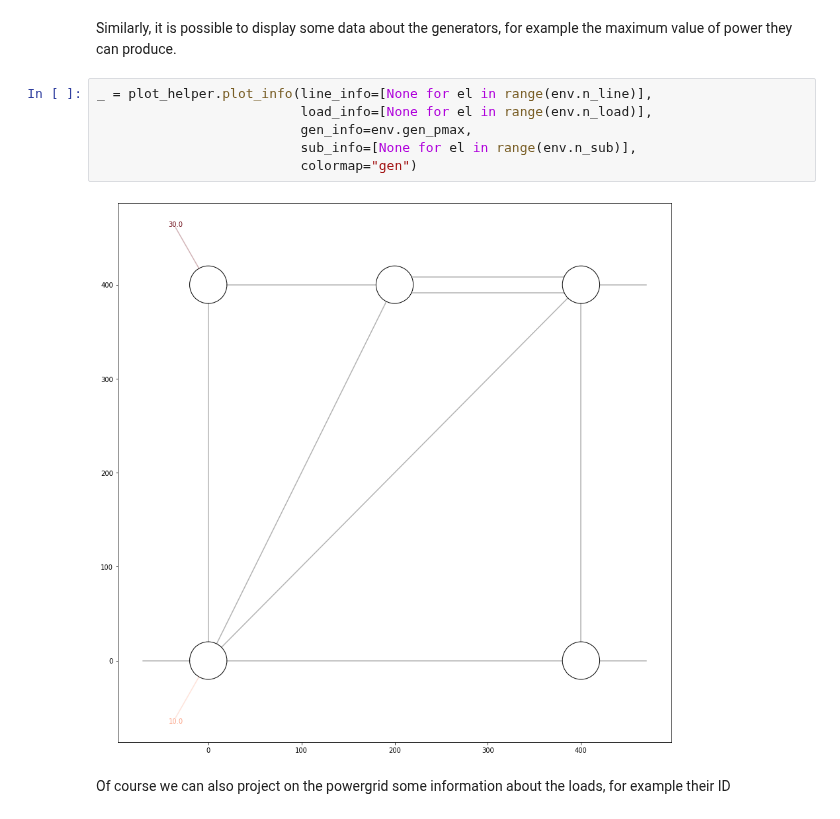
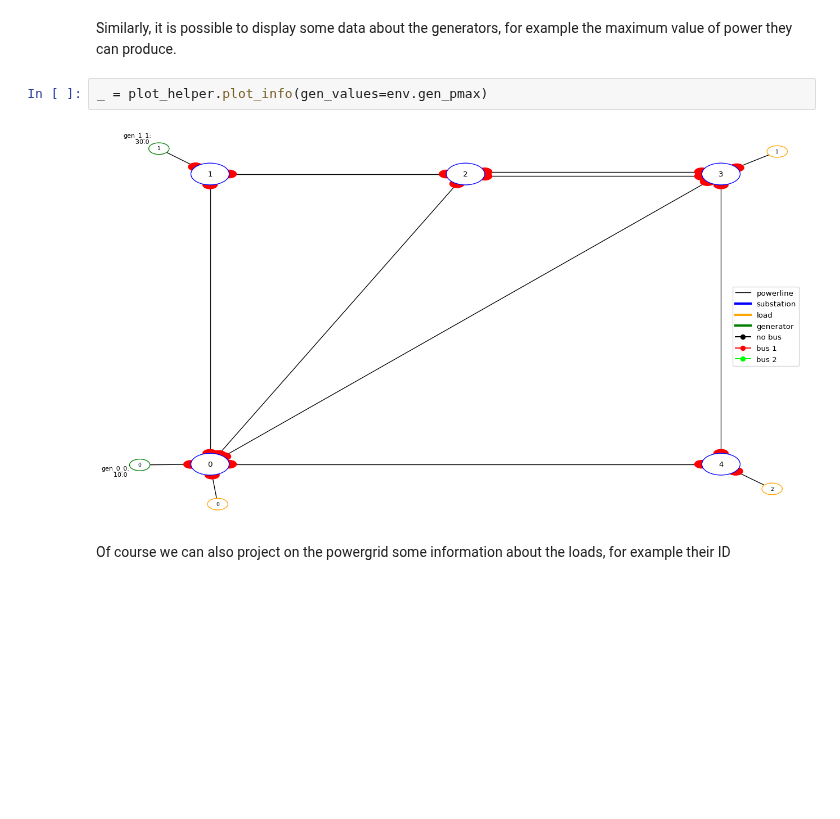
Before and after one commit to Grid2op/grid2op, a Jupyter notebook: getting_started/Example_5bus.ipynb, the cells around one changed output. Drawn from its saved outputs; the diff is of its cells as text; blank space fills up the shorter version.

```diff
--- a/getting_started/Example_5bus.ipynb
+++ b/getting_started/Example_5bus.ipynb
@@ -50,12 +37,8 @@ _ = plot_helper.plot_info(line_info=env._thermal_limit_a,
 # %% [markdown]
 Similarly, it is possible to display some data about the generators, for example the maximum value of power they can produce.
-# %%
-_ = plot_helper.plot_info(line_info=[None for el in range(env.n_line)],
-                          load_info=[None for el in range(env.n_load)],
-                          gen_info=env.gen_pmax,
-                          sub_info=[None for el in range(env.n_sub)],
-                          colormap="gen")
-# %% [output]
-[figure, removed]
+# %%
+_ = plot_helper.plot_info(gen_values=env.gen_pmax)
+# %% [output]
+[figure, added]
 # %% [markdown]
 Of course we can also project on the powergrid some information about the loads, for example their ID
```
Also changed, not shown: parts of 11 cells of this notebook, 11 other files.
